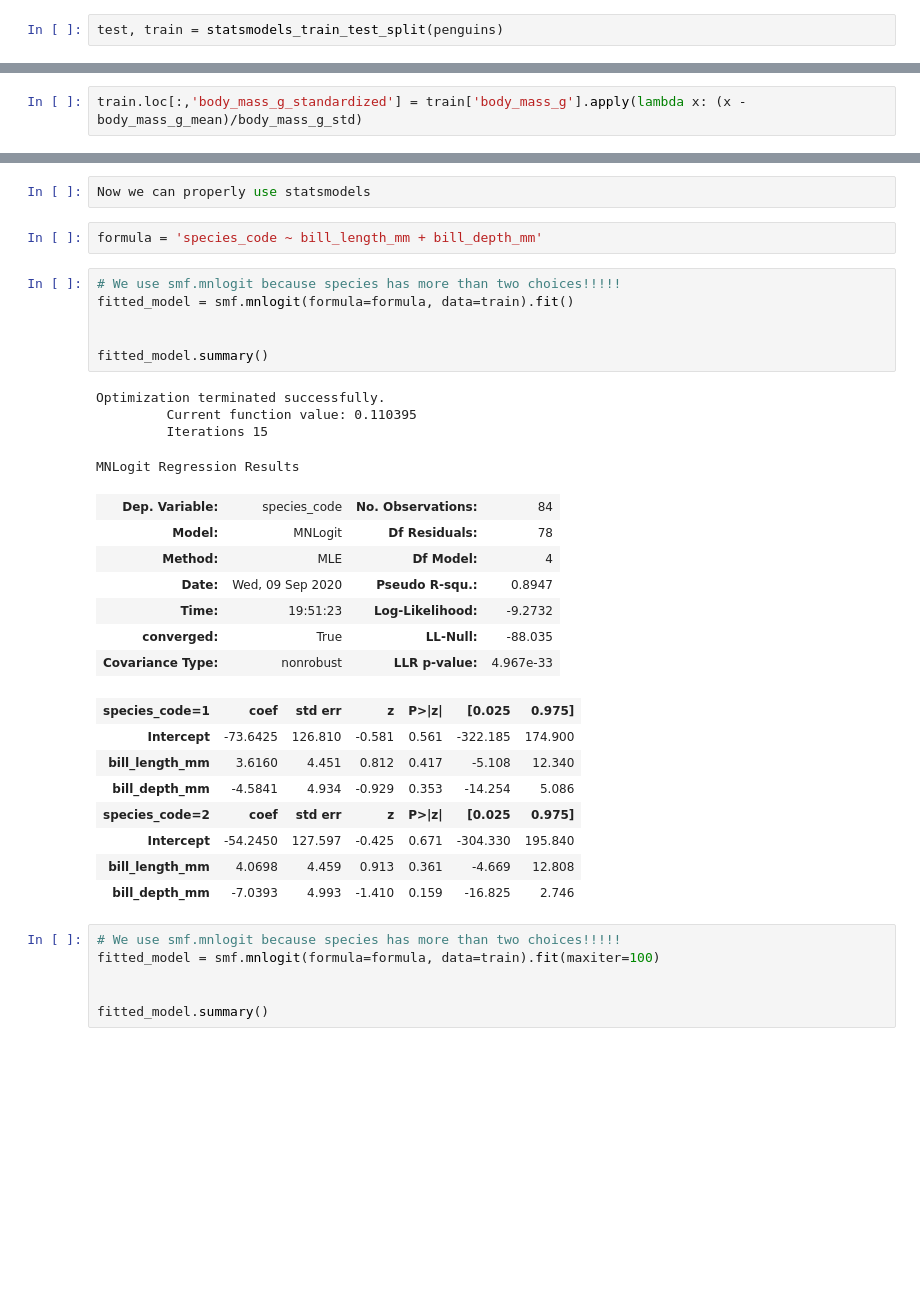
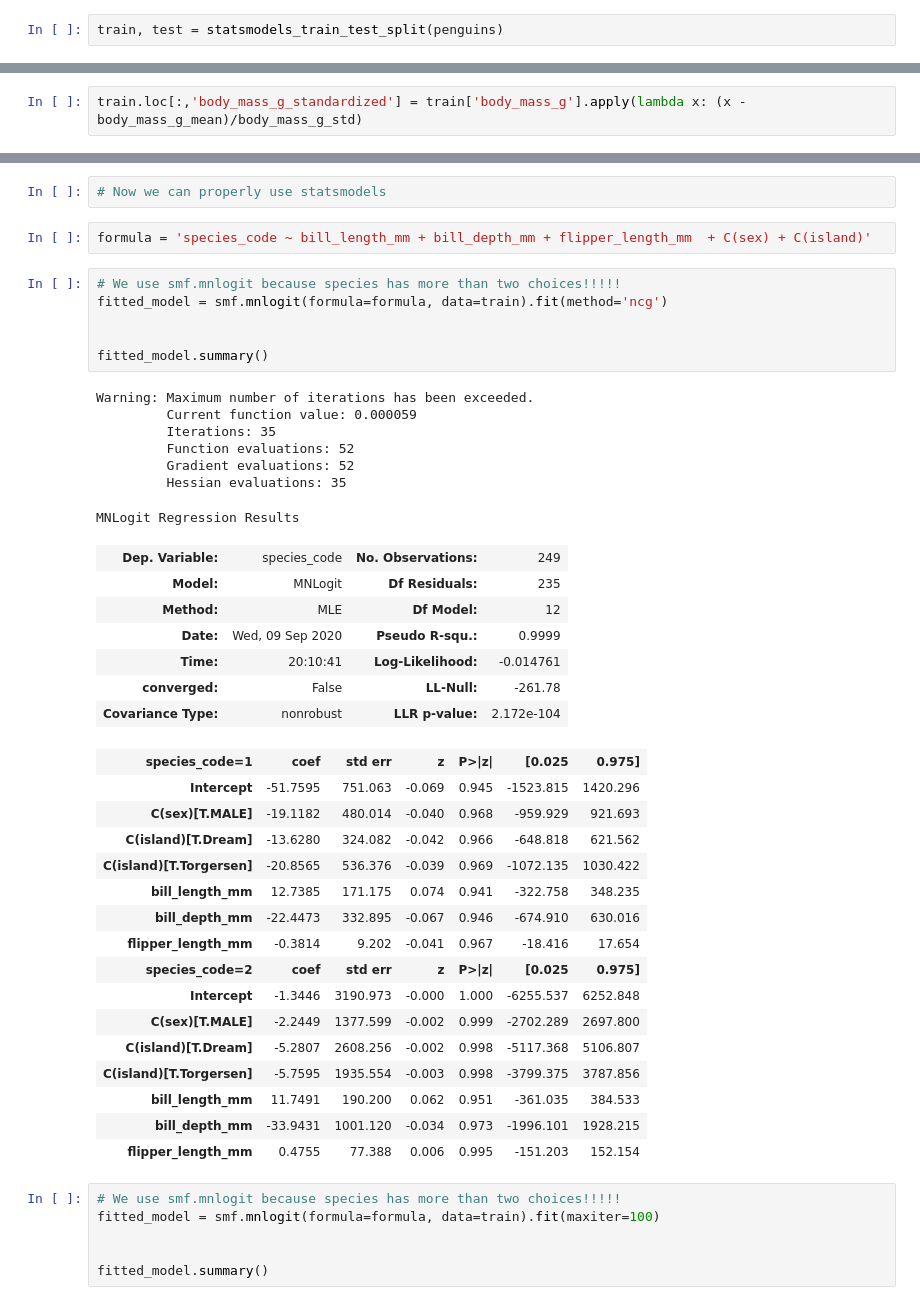
Before and after one commit to Carlene/INTRO-TO-DATA-ANALYSIS, a Jupyter notebook: logistic_regression_2_test.ipynb, the cells around one changed output, grey strips where cells are left out. Saved outputs shown, nothing was run; the diff lists cells and outputs as text; blank space fills up the shorter version.

```diff
--- a/logistic_regression_2_test.ipynb
+++ b/logistic_regression_2_test.ipynb
@@ -158,7 +158,7 @@ Index(['species', 'island', 'bill_length_mm', 'bill_depth_mm',
        'flipper_length_mm', 'body_mass_g', 'sex'],
       dtype='object')
 # %%
-test, train = statsmodels_train_test_split(penguins)
+train, test = statsmodels_train_test_split(penguins)
 # %%
 penguins['species'].value_counts()
 # %% [output]
@@ -316,35 +326,46 @@ train.describe()
 | 75% | 48.425000 | 18.600000 | 215.000000 | 4943.750000 | 2.000000 | 7.780762e-01 | ... |
 | max | 59.600000 | 21.500000 | 231.000000 | 6300.000000 | 2.000000 | 2.841880e+00 | ... |
 # %%
-Now we can properly use statsmodels
+# Now we can properly use statsmodels
 # %%
-formula = 'species_code ~ bill_length_mm + bill_depth_mm'
+formula = 'species_code ~ bill_length_mm + bill_depth_mm + flipper_length_mm  + C(sex) + C(island)'
 # %%
 # We use smf.mnlogit because species has more than two choices!!!!!
-fitted_model = smf.mnlogit(formula=formula, data=train).fit()
+fitted_model = smf.mnlogit(formula=formula, data=train).fit(method='ncg')
 
 
 fitted_model.summary()
 # %% [output]
-Optimization terminated successfully.
-         Current function value: 0.110395
-         Iterations 15
+Warning: Maximum number of iterations has been exceeded.
+         Current function value: 0.000059
+         Iterations: 35
+         Function evaluations: 52
+         Gradient evaluations: 52
+         Hessian evaluations: 35
 MNLogit Regression Results
-| Dep. Variable: | species_code | No. Observations: | 84 |
-| Model: | MNLogit | Df Residuals: | 78 |
-| Method: | MLE | Df Model: | 4 |
-| Date: | Wed, 09 Sep 2020 | Pseudo R-squ.: | 0.8947 |
-| Time: | 19:51:23 | Log-Likelihood: | -9.2732 |
-| converged: | True | LL-Null: | -88.035 |
-| Covariance Type: | nonrobust | LLR p-value: | 4.967e-33 |
+| Dep. Variable: | species_code | No. Observations: | 249 |
+| Model: | MNLogit | Df Residuals: | 235 |
+| Method: | MLE | Df Model: | 12 |
+| Date: | Wed, 09 Sep 2020 | Pseudo R-squ.: | 0.9999 |
+| Time: | 20:10:41 | Log-Likelihood: | -0.014761 |
+| converged: | False | LL-Null: | -261.78 |
+| Covariance Type: | nonrobust | LLR p-value: | 2.172e-104 |
 | species_code=1 | coef | std err | z | P>|z| | [0.025 | 0.975] |
-| Intercept | -73.6425 | 126.810 | -0.581 | 0.561 | -322.185 | 174.900 |
-| bill_length_mm | 3.6160 | 4.451 | 0.812 | 0.417 | -5.108 | 12.340 |
-| bill_depth_mm | -4.5841 | 4.934 | -0.929 | 0.353 | -14.254 | 5.086 |
+| Intercept | -51.7595 | 751.063 | -0.069 | 0.945 | -1523.815 | 1420.296 |
+| C(sex)[T.MALE] | -19.1182 | 480.014 | -0.040 | 0.968 | -959.929 | 921.693 |
+| C(island)[T.Dream] | -13.6280 | 324.082 | -0.042 | 0.966 | -648.818 | 621.562 |
+| C(island)[T.Torgersen] | -20.8565 | 536.376 | -0.039 | 0.969 | -1072.135 | 1030.422 |
+| bill_length_mm | 12.7385 | 171.175 | 0.074 | 0.941 | -322.758 | 348.235 |
+| bill_depth_mm | -22.4473 | 332.895 | -0.067 | 0.946 | -674.910 | 630.016 |
+| flipper_length_mm | -0.3814 | 9.202 | -0.041 | 0.967 | -18.416 | 17.654 |
 | species_code=2 | coef | std err | z | P>|z| | [0.025 | 0.975] |
-| Intercept | -54.2450 | 127.597 | -0.425 | 0.671 | -304.330 | 195.840 |
-| bill_length_mm | 4.0698 | 4.459 | 0.913 | 0.361 | -4.669 | 12.808 |
-| bill_depth_mm | -7.0393 | 4.993 | -1.410 | 0.159 | -16.825 | 2.746 |
+| Intercept | -1.3446 | 3190.973 | -0.000 | 1.000 | -6255.537 | 6252.848 |
+| C(sex)[T.MALE] | -2.2449 | 1377.599 | -0.002 | 0.999 | -2702.289 | 2697.800 |
+| C(island)[T.Dream] | -5.2807 | 2608.256 | -0.002 | 0.998 | -5117.368 | 5106.807 |
+| C(island)[T.Torgersen] | -5.7595 | 1935.554 | -0.003 | 0.998 | -3799.375 | 3787.856 |
+| bill_length_mm | 11.7491 | 190.200 | 0.062 | 0.951 | -361.035 | 384.533 |
+| bill_depth_mm | -33.9431 | 1001.120 | -0.034 | 0.973 | -1996.101 | 1928.215 |
+| flipper_length_mm | 0.4755 | 77.388 | 0.006 | 0.995 | -151.203 | 152.154 |
 # %%
 # We use smf.mnlogit because species has more than two choices!!!!!
 fitted_model = smf.mnlogit(formula=formula, data=train).fit(maxiter=100)
```
Also changed, not shown: parts of 7 cells of this notebook, 5 other files.
